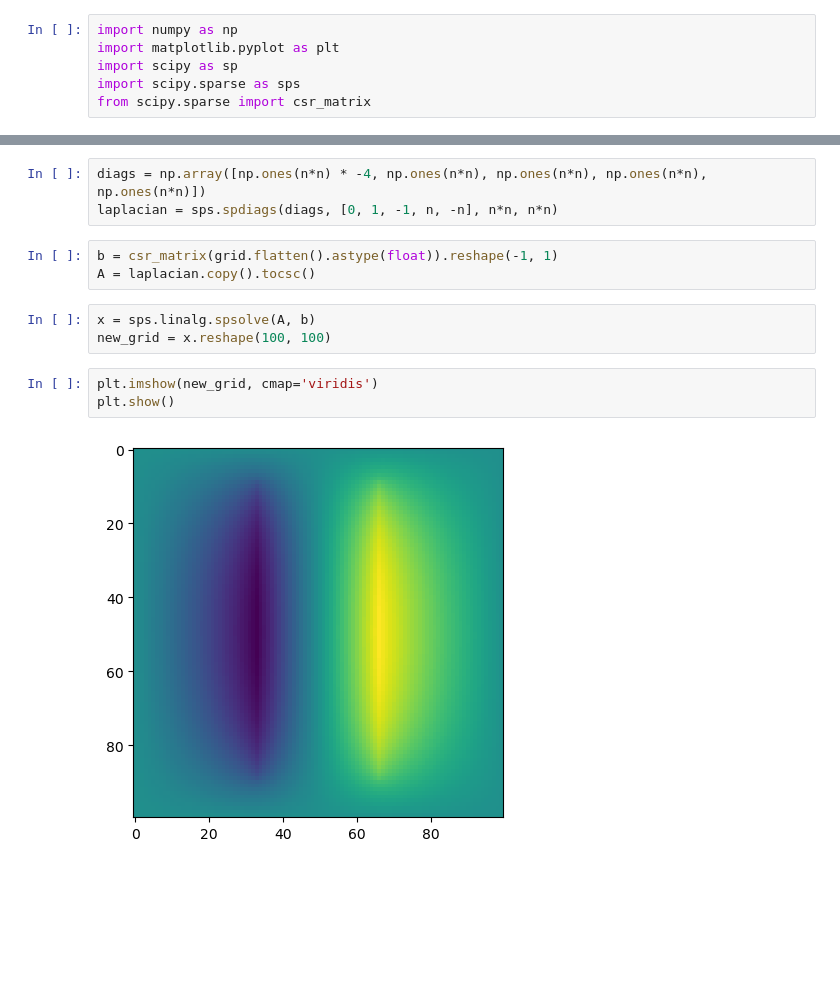
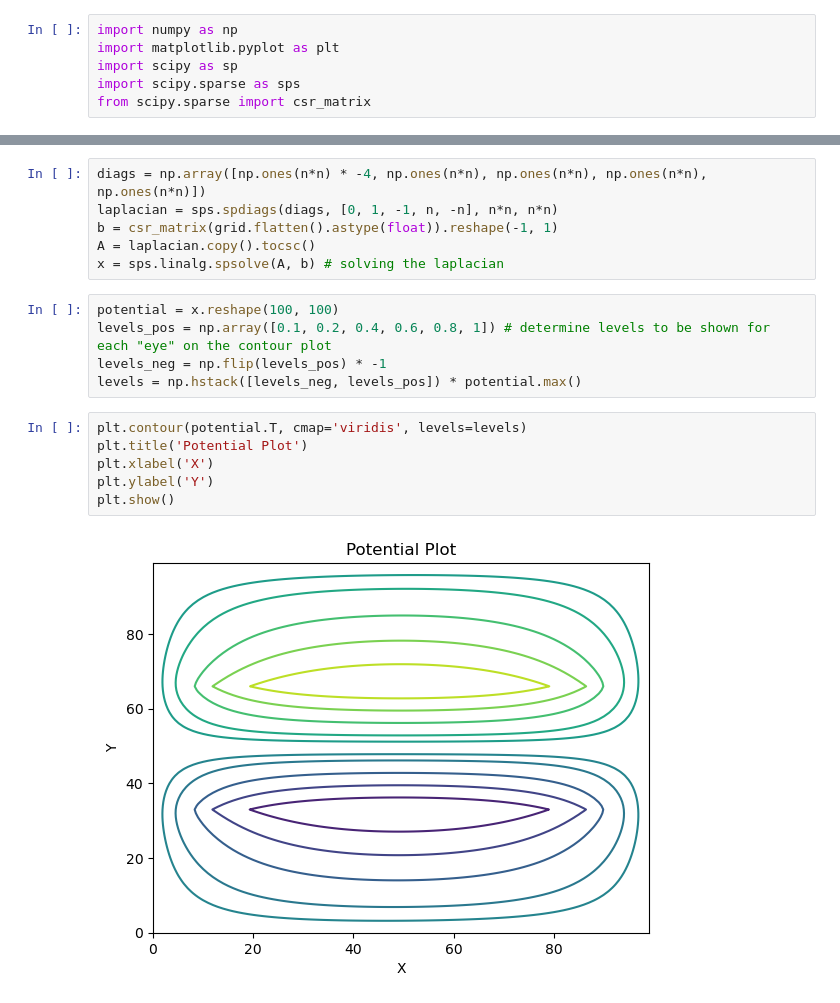
Before and after one commit to Jasperspyke/Fringing-Fields, a Jupyter notebook: array_like.ipynb, the cells around one changed output, grey strips where cells are left out. Drawn from its saved outputs; the diff is of its cells as text; blank space fills up the shorter version.

Commit message:
array calculations -- lightning fast!

```diff
--- a/array_like.ipynb
+++ b/array_like.ipynb
@@ -26,14 +25,19 @@ plt.show()
-# %%
-diags = np.array([np.ones(n*n) * -4, np.ones(n*n), np.ones(n*n), np.ones(n*n), np.ones(n*n)])
-laplacian = sps.spdiags(diags, [0, 1, -1, n, -n], n*n, n*n)
 # %%
+diags = np.array([np.ones(n*n) * -4, np.ones(n*n), np.ones(n*n), np.ones(n*n), np.ones(n*n)])
+laplacian = sps.spdiags(diags, [0, 1, -1, n, -n], n*n, n*n)
 b = csr_matrix(grid.flatten().astype(float)).reshape(-1, 1)
 A = laplacian.copy().tocsc()
+x = sps.linalg.spsolve(A, b) # solving the laplacian
-# %%
-x = sps.linalg.spsolve(A, b)
-new_grid = x.reshape(100, 100)
+# %%
+potential = x.reshape(100, 100)
+levels_pos = np.array([0.1, 0.2, 0.4, 0.6, 0.8, 1]) # determine levels to be shown for each "eye" on the contour plot
+levels_neg = np.flip(levels_pos) * -1
+levels = np.hstack([levels_neg, levels_pos]) * potential.max()
 # %%
-plt.imshow(new_grid, cmap='viridis')
+plt.contour(potential.T, cmap='viridis', levels=levels)
+plt.title('Potential Plot')
+plt.xlabel('X')
+plt.ylabel('Y')
 plt.show()
 # %% [output]
-[figure, old version]
+[figure, new version]
```
Also changed, not shown: parts of 3 cells of this notebook.
